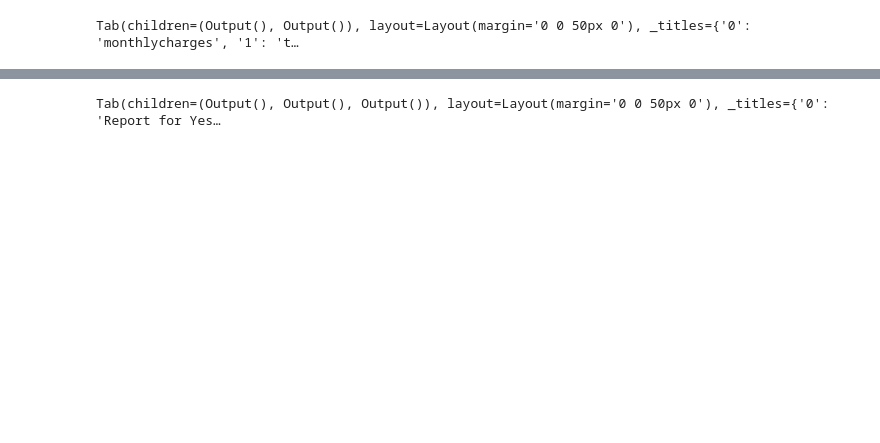
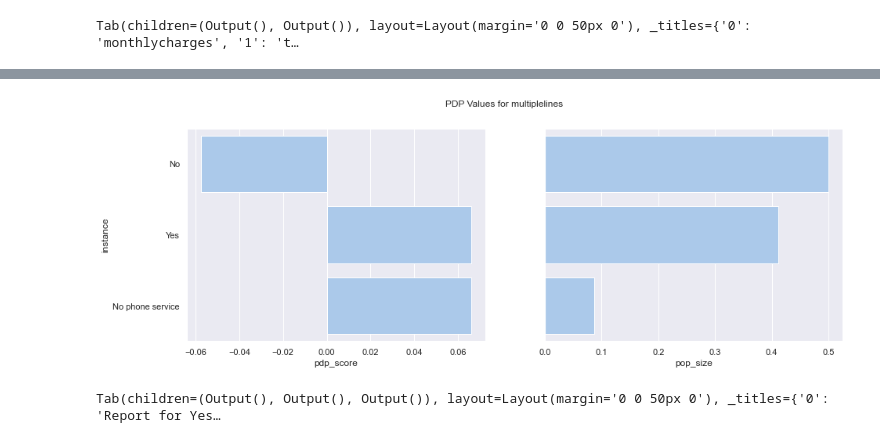
Before and after one commit to netsystemsaustralia/ds_helper, a Jupyter notebook: DS Demo.ipynb, the cells around one changed output, grey strips where cells are left out. Drawn from its saved outputs; the diff is of its cells as text; code cells hidden in the pictures; blank space fills up the shorter version.

```diff
--- a/DS Demo.ipynb
+++ b/DS Demo.ipynb
@@ -137,3 +138,8 @@ pa.plot_pdp('tenure')
+# %%
+pa._calc_ohe_pdp('multiplelines')
+#pa.transformed_features.columns.tolist()
+# %% [output]
+[figure, added]
 # %%
 pa.get_subpopulation_report_in_widget('multiplelines')
 # %% [output]
```
Also changed, not shown: parts of 15 cells of this notebook, 2 other files.
